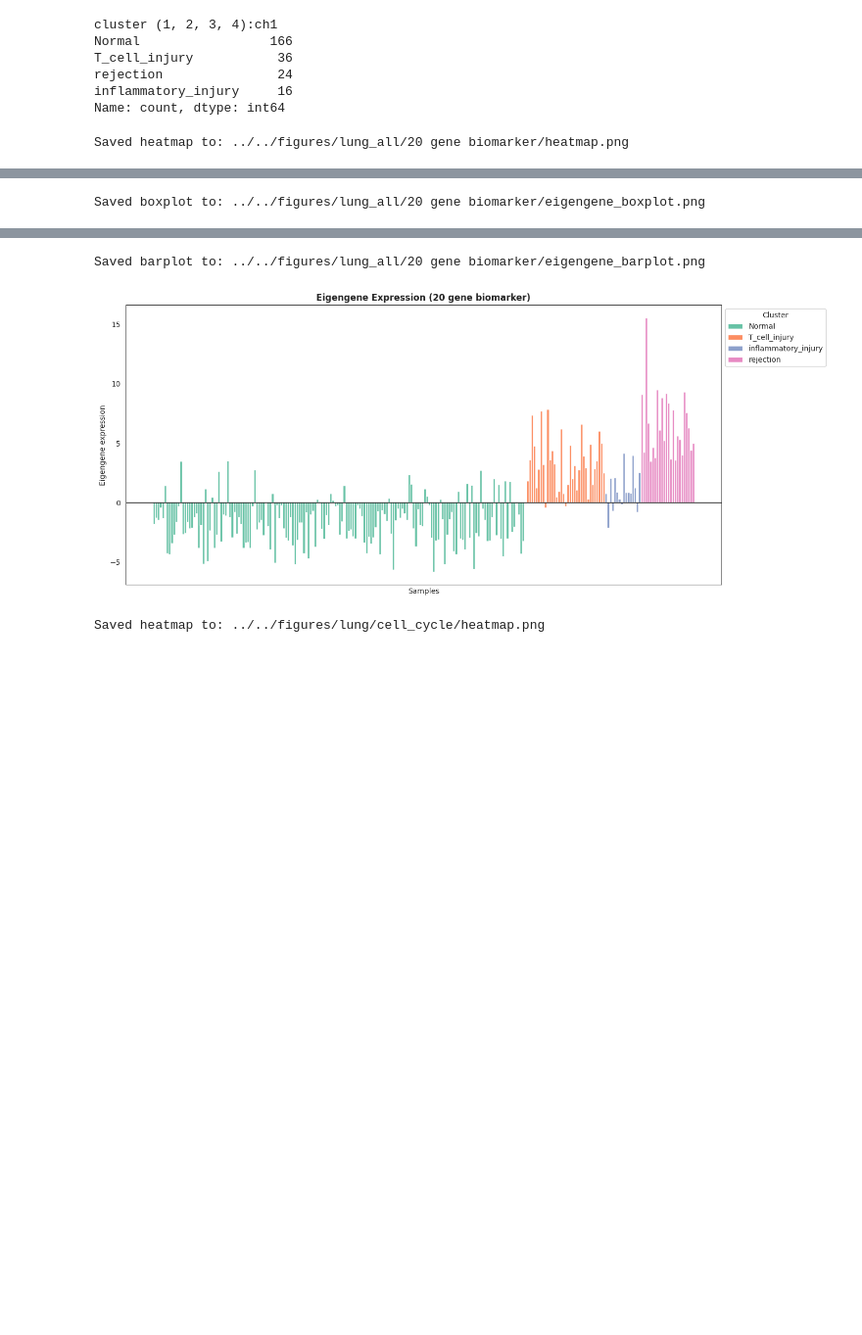
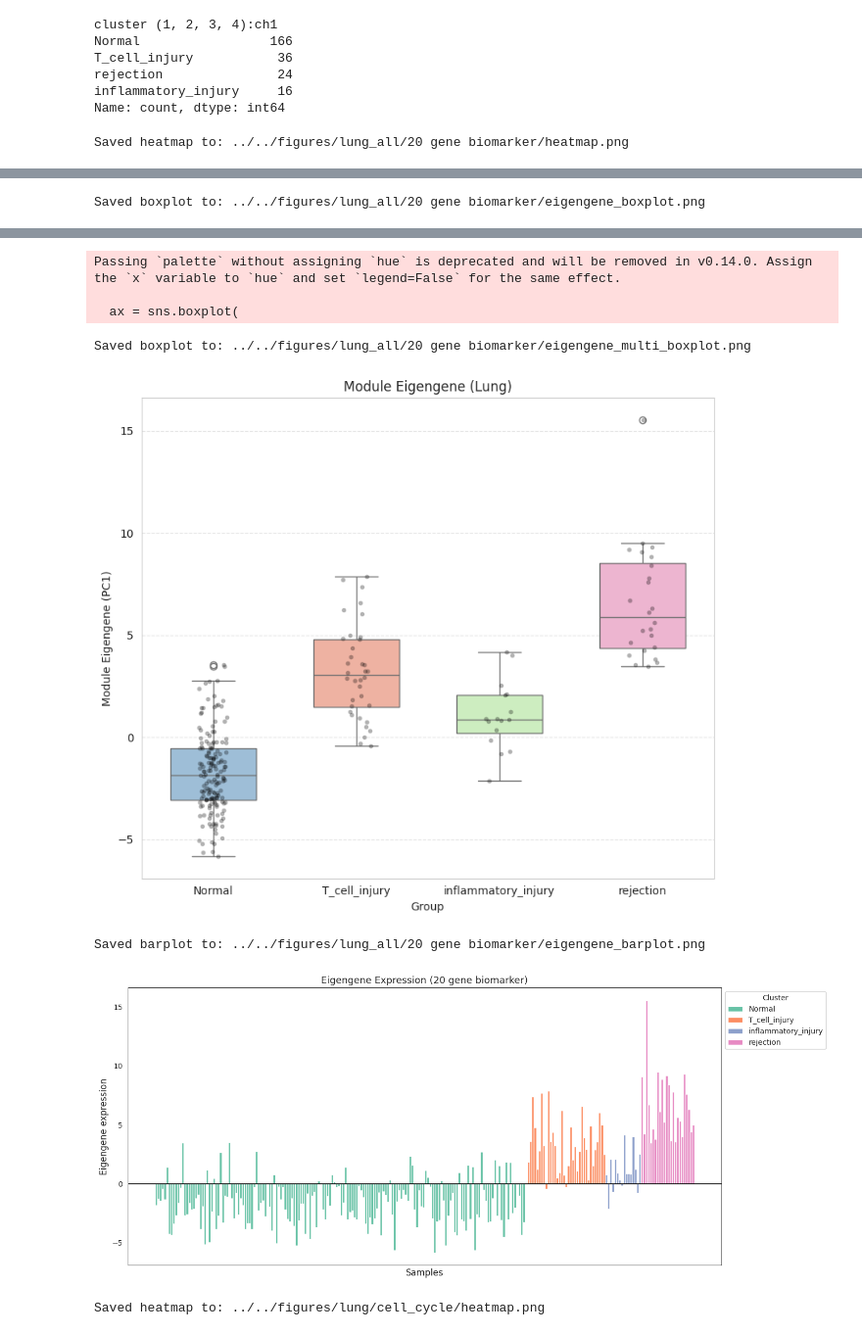
Before and after one commit to Poorvi-HC/Cross-Organ-Transplantation, a Jupyter notebook: src/ML/validation.ipynb, the cells around one changed output, grey strips where cells are left out. Shown at 98% size. Saved outputs shown, nothing was run; the diff lists cells and outputs as text; code cells hidden in the pictures; blank space fills up the shorter version.

Commit message:
adding figures multi boxplot

```diff
--- a/src/ML/validation.ipynb
+++ b/src/ML/validation.ipynb
@@ -549,9 +549,7 @@ def plot_module_heatmap(data, meta, genes, tissue, gene_set, group_col="group"):
     )
 
     fig.suptitle("Module Gene Expression Heatmap",
-                 fontsize=15,
-                 fontweight = 'bold',
-                 y=0.96)
+                 fontsize=15, y=0.96)
 
     cbar_ax = fig.add_subplot(gs[2, 0])
 
@@ -586,8 +584,8 @@ def plot_module_heatmap(data, meta, genes, tissue, gene_set, group_col="group"):
     ax.tick_params(axis='y', labelsize=10, length=3, pad=5, left=False, right=True, labelright=True, labelleft=False)
 
     ax.set_xticks([])
-    ax.set_xlabel("Samples", fontsize=12, fontweight='bold', labelpad=8)
-    ax.set_ylabel("Genes", fontsize=12, fontweight='bold', labelpad=10)
+    ax.set_xlabel("Samples", fontsize=12, labelpad=8)
+    ax.set_ylabel("Genes", fontsize=12, labelpad=10)
     ax.yaxis.set_label_position('right')
 
     ax.spines['top'].set_visible(False)
@@ -601,7 +599,7 @@ def plot_module_heatmap(data, meta, genes, tissue, gene_set, group_col="group"):
         ax.axvline(pos - 0.5, color='black', linewidth=1.5, linestyle='-')
 
     plt.colorbar(hm, cax=cbar_ax)
-    cbar_ax.set_ylabel("Z-score", fontsize=11, fontweight='bold', labelpad=12)
+    cbar_ax.set_ylabel("Z-score", fontsize=11, labelpad=12)
     cbar_ax.tick_params(labelsize=9, length=4, width=1)
     cbar_ax.yaxis.set_label_position('left')
     cbar_ax.yaxis.tick_left()
@@ -787,9 +845,9 @@ def plot_eigengene_bar(eigengene, meta, tissue, gene_set, module_name="Module",
     plt.legend(handles=legend_elements, title="Cluster",
                bbox_to_anchor=(1, 1), loc="upper left")
 
-    plt.title(f"Eigengene Expression ({module_name})", fontweight='bold')
-    plt.ylabel("Eigengene expression")
-    plt.xlabel("Samples")
+    plt.title(f"Eigengene Expression ({module_name})", fontsize=13)
+    plt.ylabel("Eigengene expression", fontsize = 12)
+    plt.xlabel("Samples", fontsize=12)
 
     plt.xticks([])  # Hide sample ticks
     plt.tight_layout()
@@ -920,6 +978,9 @@ module_eigengene_multi_test(eigengene_lung, meta_lung, group_col='cluster (1, 2,
 # 4 Plot eigengene distribution
 plot_eigengene_boxplot(eigengene_lung, meta_lung, 'lung_all', '20 gene biomarker', group_col='cluster (1, 2, 3, 4):ch1')
 
+plot_multi_group_boxplot(eigengene_lung, meta_lung, 'lung_all', '20 gene biomarker', group_col='cluster (1, 2, 3, 4):ch1')
+
+
 # 5 Plot eigengene bar plot
 plot_eigengene_bar(eigengene_lung, meta_lung, 'lung_all', '20 gene biomarker',
                    module_name="20 gene biomarker", group_col='cluster (1, 2, 3, 4):ch1')
@@ -956,5 +1017,10 @@ Saved boxplot to: ../../figures/lung_all/20 gene biomarker/eigengene_boxplot.png
-Saved barplot to: ../../figures/lung_all/20 gene biomarker/eigengene_barplot.png
+Passing `palette` without assigning `hue` is deprecated and will be removed in v0.14.0. Assign the `x` variable to `hue` and set `legend=False` for the same effect.
+
+  ax = sns.boxplot(
+Saved boxplot to: ../../figures/lung_all/20 gene biomarker/eigengene_multi_boxplot.png
-[figure, old version]
+[figure, new version]
+Saved barplot to: ../../figures/lung_all/20 gene biomarker/eigengene_barplot.png
+[figure, added]
 # %%
 # 1 Heatmap
 plot_module_heatmap(data_lung, meta_lung, cell_cycle_genes, 'lung', 'cell_cycle')
```
Also changed, not shown: parts of 3 cells of this notebook, 4 other files.
